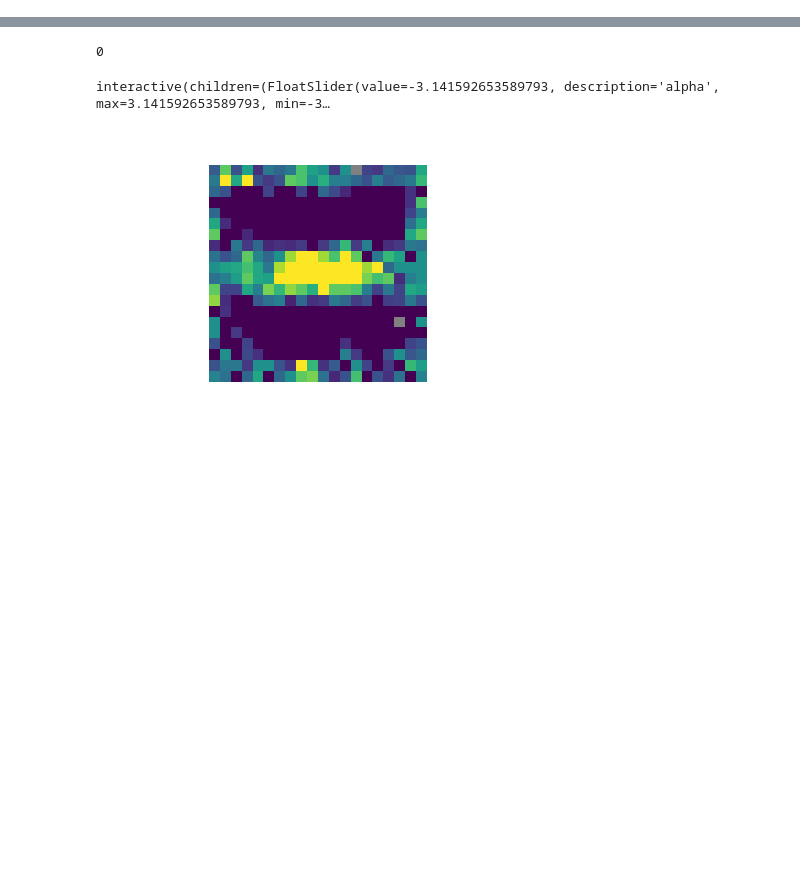
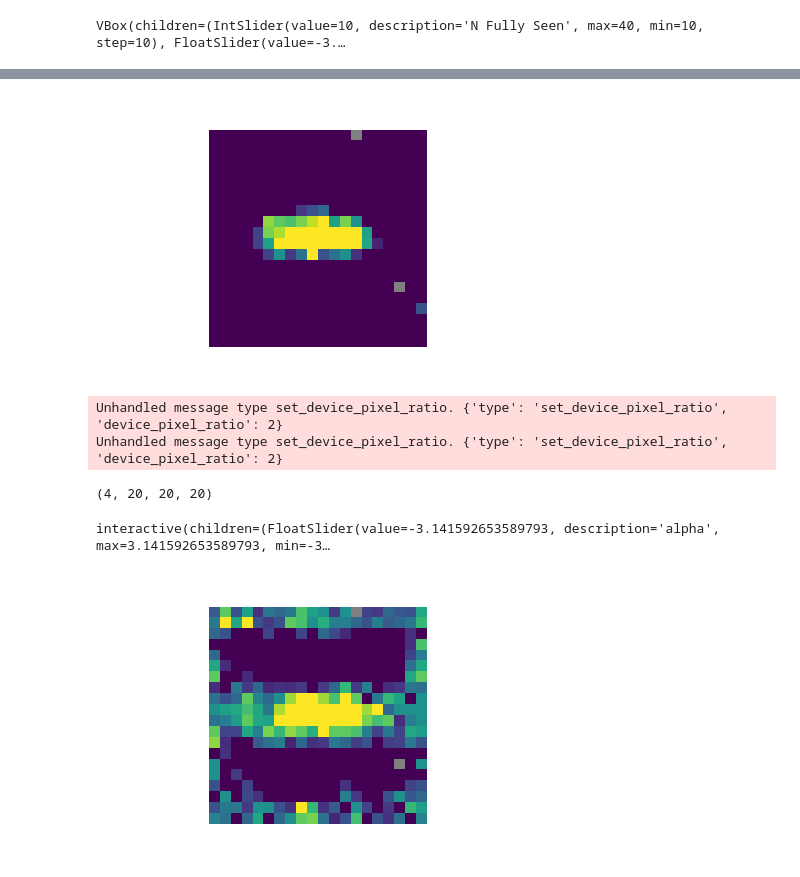
Before and after one commit to avicooper1/OOD_Orientation_Generalization, a Jupyter notebook: demo/demo.ipynb, the cells around one changed output, grey strips where cells are left out. Saved outputs shown, nothing was run; the diff lists cells and outputs as text; code cells hidden in the pictures; blank space fills up the shorter version.

Commit message:
Added widget control for both alpha and data div

```diff
--- a/demo/demo.ipynb
+++ b/demo/demo.ipynb
@@ -40,26 +40,3 @@ from ipywidgets import interact
 import sys
 sys.path.append("OOD_Orientation_Generalization/")
 from tools import *
-# %%
-current_cmap = plt.cm.get_cmap()
-current_cmap.set_bad(color='gray')
-
-def show(arr, remove_axes=True, vmin=0, vmax=1):
-    plt.close('all')
-    img = plt.imshow(arr, vmin=vmin, vmax=vmax)
-    if remove_axes:
-        plt.axis('off')
-    return img
-
-def show_cube(cube, num_cubelets=20):
-
-  dim = get_heatmap_cell_ranges(num_cubelets, num_cubelets)[2]
-
-  img = show(cube[0])
-
-  @interact(alpha=widgets.FloatSlider(value=dim[0], min=dim[0], max=dim[-1]))
-  def update(alpha):
-    img.set_data(cube[np.abs(dim[:-1] - alpha).argmin()])
-    plt.draw()
-
-  return update
@@ -68,0 +109,4 @@ def scale_to_range(r, omin, omax):
+# %%
+show_exp_cubes(b)
+# %% [output]
+VBox(children=(IntSlider(value=10, description='N Fully Seen', max=40, min=10, step=10), FloatSlider(value=-3.…
@@ -69 +114,4 @@ def scale_to_range(r, omin, omax):
+[figure, added]
+Unhandled message type set_device_pixel_ratio. {'type': 'set_device_pixel_ratio', 'device_pixel_ratio': 2}
+Unhandled message type set_device_pixel_ratio. {'type': 'set_device_pixel_ratio', 'device_pixel_ratio': 2}
 # %%
@@ -97,7 +163,7 @@ b = generate_prediction_heatmap(0, 40)
-# %%
-np.abs(dim - -3.14).argmin()
-# %% [output]
-0
+# %%
+b.shape
+# %% [output]
+(4, 20, 20, 20)
 # %%
 show_cube(b, 0)
 pass
```
Also changed, not shown: parts of 10 cells of this notebook.
